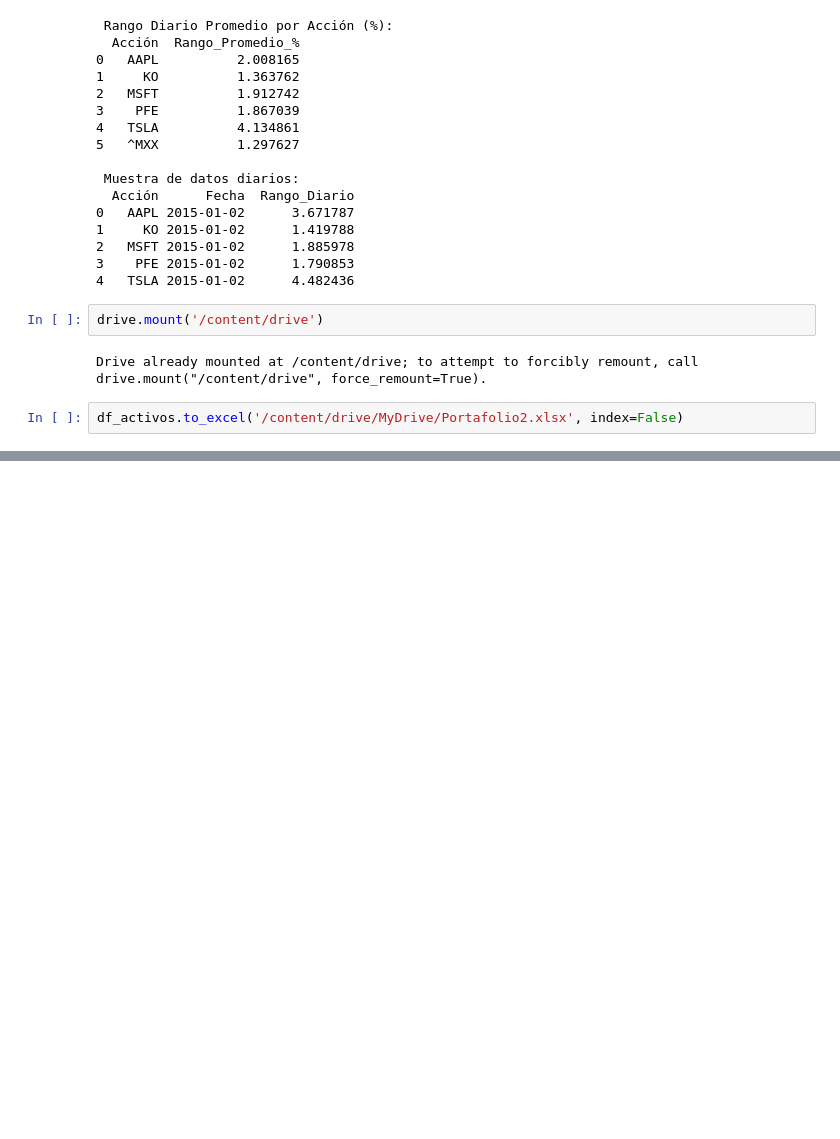
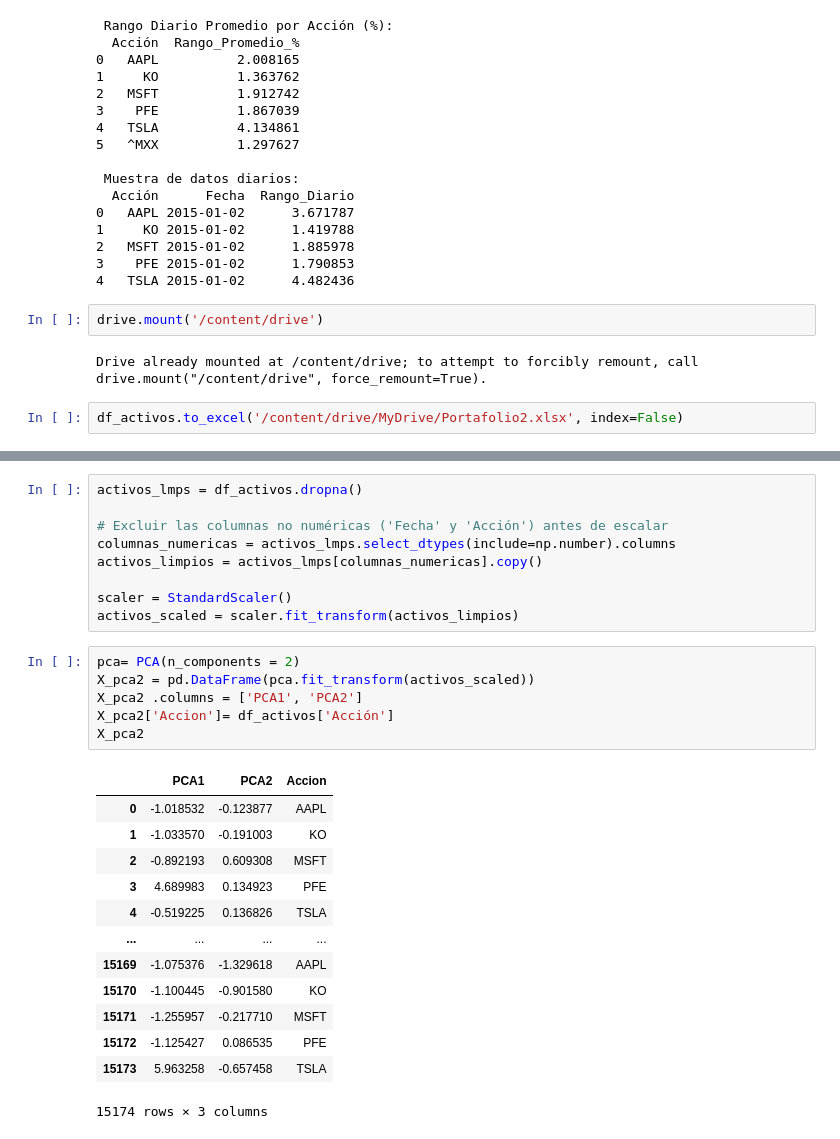
Before and after one commit to BrendJ510/Terminal_Economia, a Jupyter notebook: Optimizacion_RobustadePortafoliosenMercados_Volatiles.ipynb, the cells around one changed output, grey strips where cells are left out. Cells and saved outputs as stored; diff of their text form; blank space fills up the shorter version.

```diff
--- a/Optimizacion_RobustadePortafoliosenMercados_Volatiles.ipynb
+++ b/Optimizacion_RobustadePortafoliosenMercados_Volatiles.ipynb
@@ -425,0 +453,29 @@ fig_heatmap.show()
+# %%
+activos_lmps = df_activos.dropna()
+
+# Excluir las columnas no numéricas ('Fecha' y 'Acción') antes de escalar
+columnas_numericas = activos_lmps.select_dtypes(include=np.number).columns
+activos_limpios = activos_lmps[columnas_numericas].copy()
+
+scaler = StandardScaler()
+activos_scaled = scaler.fit_transform(activos_limpios)
+# %%
+pca= PCA(n_components = 2)
+X_pca2 = pd.DataFrame(pca.fit_transform(activos_scaled))
+X_pca2 .columns = ['PCA1', 'PCA2']
+X_pca2['Accion']= df_activos['Acción']
+X_pca2
+# %% [output]
+|  | PCA1 | PCA2 | Accion |
+| 0 | -1.018532 | -0.123877 | AAPL |
+| 1 | -1.033570 | -0.191003 | KO |
+| 2 | -0.892193 | 0.609308 | MSFT |
+| 3 | 4.689983 | 0.134923 | PFE |
+| 4 | -0.519225 | 0.136826 | TSLA |
+| ... | ... | ... | ... |
+| 15169 | -1.075376 | -1.329618 | AAPL |
+| 15170 | -1.100445 | -0.901580 | KO |
+| 15171 | -1.255957 | -0.217710 | MSFT |
+| 15172 | -1.125427 | 0.086535 | PFE |
+| 15173 | 5.963258 | -0.657458 | TSLA |
+15174 rows × 3 columns
```
Also changed, not shown: parts of 24 cells of this notebook.
